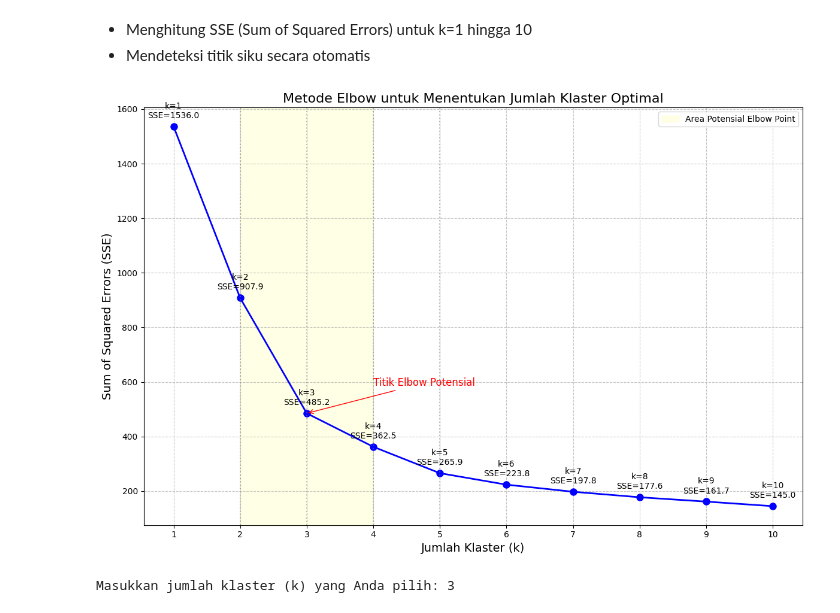
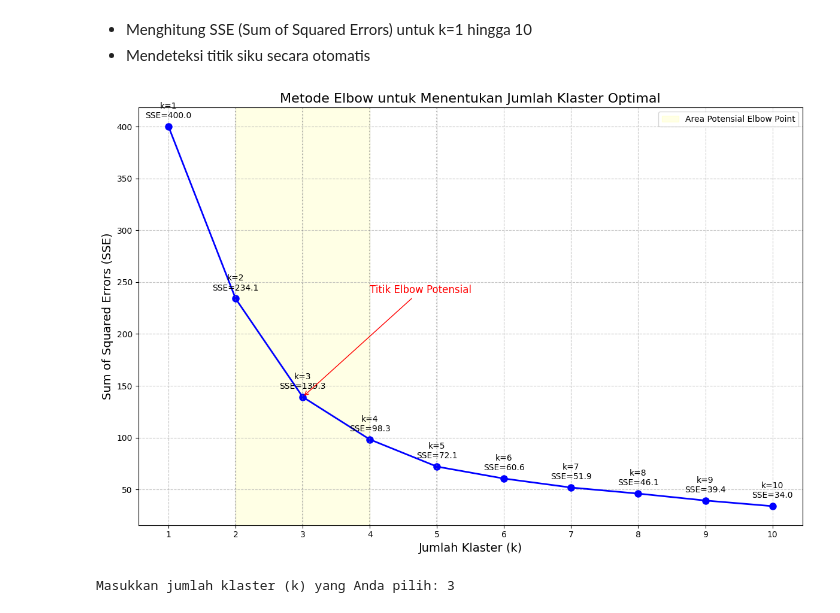
Before and after one commit to LatiefDataVisionary/multivariate-analysis-college-task, a Jupyter notebook: src/KMeans_w11.ipynb, the cells around one changed output. Drawn from its saved outputs; the diff is of its cells as text; code cells hidden in the pictures.

```diff
--- a/src/KMeans_w11.ipynb
+++ b/src/KMeans_w11.ipynb
@@ -27,5 +29,5 @@ diabetes.csv
 # %%
-df = pd.read_csv(csv_file_path, usecols=['BloodPressure', 'Age'])
+df = pd.read_csv(csv_file_path, usecols=['BloodPressure', 'Age'], nrows=200)
 df.head()
 # %% [output]
 |  | BloodPressure | Age |
@@ -88,6 +90,8 @@ for k in range(1, 11):
 # %%
 # Visualisasi Elbow Method yang lebih informatif
 plt.figure(figsize=(12, 8))
+
+k_range = range(1, 11) # Define k_range
 
 # Plot SSE vs k
 plt.plot(k_range, sse, 'bo-', linewidth=2, markersize=8)
@@ -100,34 +104,34 @@ plt.grid(True, linestyle='--', alpha=0.7)
 # Tambahkan garis penanda dan anotasi
 for k in k_range:
     plt.annotate(f"k={k}\nSSE={sse[k-1]:.1f}",
                  (k, sse[k-1]),
                  textcoords="offset points",
                  xytext=(0,10),
                  ha='center',
                  fontsize=10)
 
 # Garis penanda khusus untuk titik-titik kunci
 plt.axvline(x=2, color='gray', linestyle=':', alpha=0.5)
 plt.axvline(x=3, color='gray', linestyle=':', alpha=0.5)
 plt.axvline(x=4, color='gray', linestyle=':', alpha=0.5)
 plt.axvline(x=5, color='gray', linestyle=':', alpha=0.5)
 
 # Highlight area elbow point
 plt.axvspan(2, 4, color='yellow', alpha=0.1, label='Area Potensial Elbow Point')
 
 # Tambahkan panah untuk menunjukkan lokasi elbow
 plt.annotate('Titik Elbow Potensial',
              xy=(3, sse[2]),
              xytext=(4, sse[2] + 100),
              arrowprops=dict(arrowstyle='->', color='red'),
              fontsize=12, color='red')
 
 plt.legend()
 plt.tight_layout()
 plt.savefig('elbow_method_detailed.png', dpi=300)
 plt.show()
 # %% [output]
-[figure, old version]
+[figure, new version]
 # %%
 k_optimal = int(input("\nMasukkan jumlah klaster (k) yang Anda pilih: "))
 # %% [output]
```
Also changed, not shown: parts of 6 cells of this notebook.
